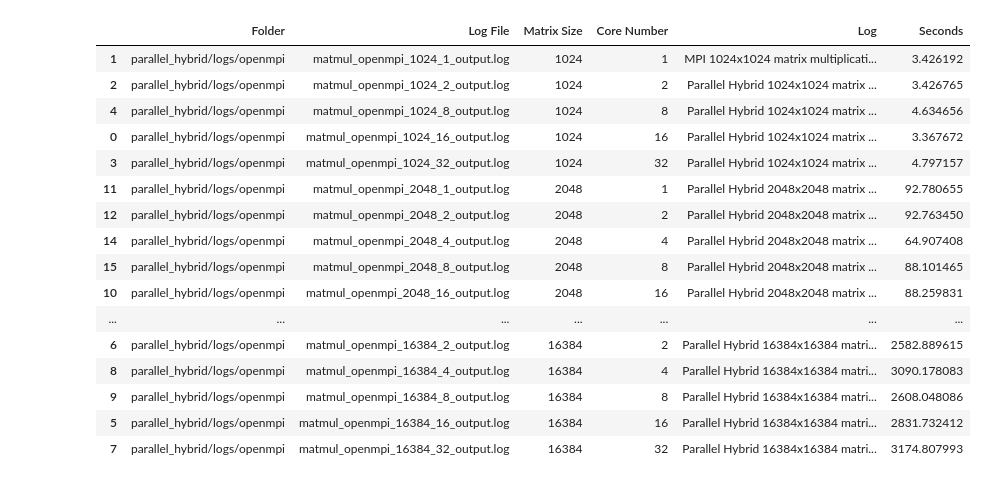
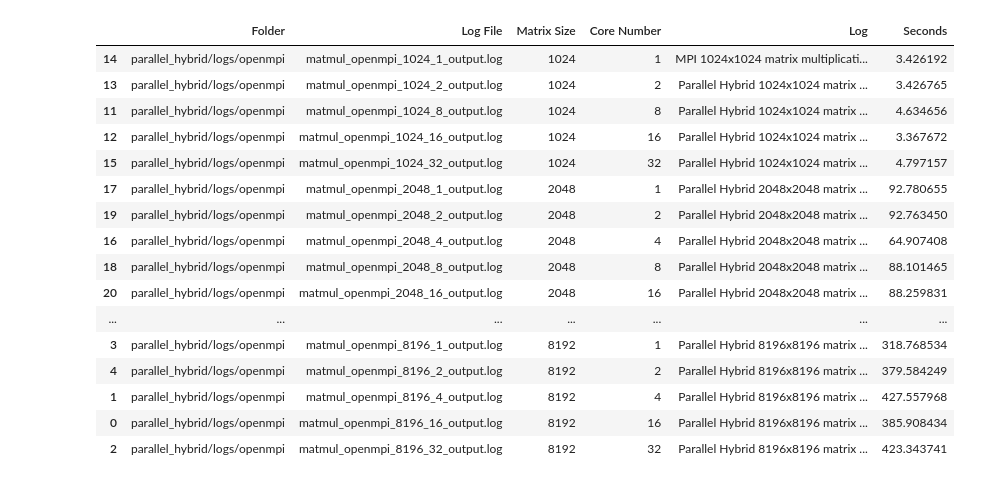
Before and after one commit to arbaazali872/HPC_uni_tn_2025, a Jupyter notebook: HPC_uni_tn_2025/visuals.ipynb, the cells around one changed output. Saved outputs shown, nothing was run; the diff lists cells and outputs as text; code cells hidden in the pictures.

```diff
--- a/HPC_uni_tn_2025/visuals.ipynb
+++ b/HPC_uni_tn_2025/visuals.ipynb
@@ -2,6 +27,7 @@
 import os
 import pandas as pd  # Import pandas for table representation
 import re
+matrix_sizes = [1024, 2048, 4096, 8192]
 # %%
 # Define the subfolders
 subfolders = ['parallel_mpi/logs'
@@ -267,50 +295,51 @@ for folder in subfolders:
                         'Folder': folder,
                         'Log File': file,
                         'Matrix Size': matrix_size,
                         'Core Number': core_number,
                         'Log': log_content  # Add the log content as the last column
                     })
 
 # Extract the data from hybrid logs
 extracted_data_df_hybrid = pd.DataFrame(extracted_data)
 
 # Convert 'Core Number' and 'Matrix Size' columns to integers for sorting
 extracted_data_df_hybrid['Core Number'] = extracted_data_df_hybrid['Core Number'].astype(int)
 extracted_data_df_hybrid['Matrix Size'] = extracted_data_df_hybrid['Matrix Size'].astype(int)
+extracted_data_df_hybrid.loc[extracted_data_df_hybrid['Matrix Size'] == 8196, 'Matrix Size'] = 8192
 
 # Extract the time taken from the log content
 extracted_data_df_hybrid['Seconds'] = extracted_data_df_hybrid['Log'].apply(
     lambda log: float(re.search(r'took ([\d.]+) seconds', log).group(1)) if re.search(r'took ([\d.]+) seconds', log) else None)
 
 # Convert 'Seconds' to numeric, coercing errors to NaN
 extracted_data_df_hybrid['Seconds'] = pd.to_numeric(extracted_data_df_hybrid['Seconds'], errors='coerce')
 
 # Drop rows where 'Seconds' is NaN
 extracted_data_df_hybrid.dropna(subset=['Seconds'], inplace=True)
-
+extracted_data_df_hybrid = extracted_data_df_hybrid[extracted_data_df_hybrid['Matrix Size'].isin(matrix_sizes)]
 # Sort the DataFrame by 'Matrix Size' and 'Core Number'
 extracted_data_df_hybrid.sort_values(by=['Matrix Size', 'Core Number'], inplace=True)
 
 # Display the DataFrame
 extracted_data_df_hybrid
 # %% [output]
 |  | Folder | Log File | Matrix Size | Core Number | Log | Seconds |
-| 1 | parallel_hybrid/logs/openmpi | matmul_openmpi_1024_1_output.log | 1024 | 1 | MPI 1024x1024 matrix multiplicati... | 3.426192 |
-| 2 | parallel_hybrid/logs/openmpi | matmul_openmpi_1024_2_output.log | 1024 | 2 | Parallel Hybrid 1024x1024 matrix ... | 3.426765 |
-| 4 | parallel_hybrid/logs/openmpi | matmul_openmpi_1024_8_output.log | 1024 | 8 | Parallel Hybrid 1024x1024 matrix ... | 4.634656 |
-| 0 | parallel_hybrid/logs/openmpi | matmul_openmpi_1024_16_output.log | 1024 | 16 | Parallel Hybrid 1024x1024 matrix ... | 3.367672 |
-| 3 | parallel_hybrid/logs/openmpi | matmul_openmpi_1024_32_output.log | 1024 | 32 | Parallel Hybrid 1024x1024 matrix ... | 4.797157 |
-| 11 | parallel_hybrid/logs/openmpi | matmul_openmpi_2048_1_output.log | 2048 | 1 | Parallel Hybrid 2048x2048 matrix ... | 92.780655 |
-| 12 | parallel_hybrid/logs/openmpi | matmul_openmpi_2048_2_output.log | 2048 | 2 | Parallel Hybrid 2048x2048 matrix ... | 92.763450 |
-| 14 | parallel_hybrid/logs/openmpi | matmul_openmpi_2048_4_output.log | 2048 | 4 | Parallel Hybrid 2048x2048 matrix ... | 64.907408 |
-| 15 | parallel_hybrid/logs/openmpi | matmul_openmpi_2048_8_output.log | 2048 | 8 | Parallel Hybrid 2048x2048 matrix ... | 88.101465 |
-| 10 | parallel_hybrid/logs/openmpi | matmul_openmpi_2048_16_output.log | 2048 | 16 | Parallel Hybrid 2048x2048 matrix ... | 88.259831 |
+| 14 | parallel_hybrid/logs/openmpi | matmul_openmpi_1024_1_output.log | 1024 | 1 | MPI 1024x1024 matrix multiplicati... | 3.426192 |
+| 13 | parallel_hybrid/logs/openmpi | matmul_openmpi_1024_2_output.log | 1024 | 2 | Parallel Hybrid 1024x1024 matrix ... | 3.426765 |
+| 11 | parallel_hybrid/logs/openmpi | matmul_openmpi_1024_8_output.log | 1024 | 8 | Parallel Hybrid 1024x1024 matrix ... | 4.634656 |
+| 12 | parallel_hybrid/logs/openmpi | matmul_openmpi_1024_16_output.log | 1024 | 16 | Parallel Hybrid 1024x1024 matrix ... | 3.367672 |
+| 15 | parallel_hybrid/logs/openmpi | matmul_openmpi_1024_32_output.log | 1024 | 32 | Parallel Hybrid 1024x1024 matrix ... | 4.797157 |
+| 17 | parallel_hybrid/logs/openmpi | matmul_openmpi_2048_1_output.log | 2048 | 1 | Parallel Hybrid 2048x2048 matrix ... | 92.780655 |
+| 19 | parallel_hybrid/logs/openmpi | matmul_openmpi_2048_2_output.log | 2048 | 2 | Parallel Hybrid 2048x2048 matrix ... | 92.763450 |
+| 16 | parallel_hybrid/logs/openmpi | matmul_openmpi_2048_4_output.log | 2048 | 4 | Parallel Hybrid 2048x2048 matrix ... | 64.907408 |
+| 18 | parallel_hybrid/logs/openmpi | matmul_openmpi_2048_8_output.log | 2048 | 8 | Parallel Hybrid 2048x2048 matrix ... | 88.101465 |
+| 20 | parallel_hybrid/logs/openmpi | matmul_openmpi_2048_16_output.log | 2048 | 16 | Parallel Hybrid 2048x2048 matrix ... | 88.259831 |
 | ... | ... | ... | ... | ... | ... | ... |
-| 6 | parallel_hybrid/logs/openmpi | matmul_openmpi_16384_2_output.log | 16384 | 2 | Parallel Hybrid 16384x16384 matri... | 2582.889615 |
-| 8 | parallel_hybrid/logs/openmpi | matmul_openmpi_16384_4_output.log | 16384 | 4 | Parallel Hybrid 16384x16384 matri... | 3090.178083 |
-| 9 | parallel_hybrid/logs/openmpi | matmul_openmpi_16384_8_output.log | 16384 | 8 | Parallel Hybrid 16384x16384 matri... | 2608.048086 |
-| 5 | parallel_hybrid/logs/openmpi | matmul_openmpi_16384_16_output.log | 16384 | 16 | Parallel Hybrid 16384x16384 matri... | 2831.732412 |
-| 7 | parallel_hybrid/logs/openmpi | matmul_openmpi_16384_32_output.log | 16384 | 32 | Parallel Hybrid 16384x16384 matri... | 3174.807993 |
+| 3 | parallel_hybrid/logs/openmpi | matmul_openmpi_8196_1_output.log | 8192 | 1 | Parallel Hybrid 8196x8196 matrix ... | 318.768534 |
+| 4 | parallel_hybrid/logs/openmpi | matmul_openmpi_8196_2_output.log | 8192 | 2 | Parallel Hybrid 8196x8196 matrix ... | 379.584249 |
+| 1 | parallel_hybrid/logs/openmpi | matmul_openmpi_8196_4_output.log | 8192 | 4 | Parallel Hybrid 8196x8196 matrix ... | 427.557968 |
+| 0 | parallel_hybrid/logs/openmpi | matmul_openmpi_8196_16_output.log | 8192 | 16 | Parallel Hybrid 8196x8196 matrix ... | 385.908434 |
+| 2 | parallel_hybrid/logs/openmpi | matmul_openmpi_8196_32_output.log | 8192 | 32 | Parallel Hybrid 8196x8196 matrix ... | 423.343741 |
 # %%
 extracted_data_df= pd.concat([extracted_data_df_mpi, extracted_data_df_openmpi, extracted_data_df_serial, extracted_data_df_hybrid], ignore_index=True).dropna()
 # Display the combined DataFrame
```
Also changed, not shown: parts of 13 cells of this notebook.
